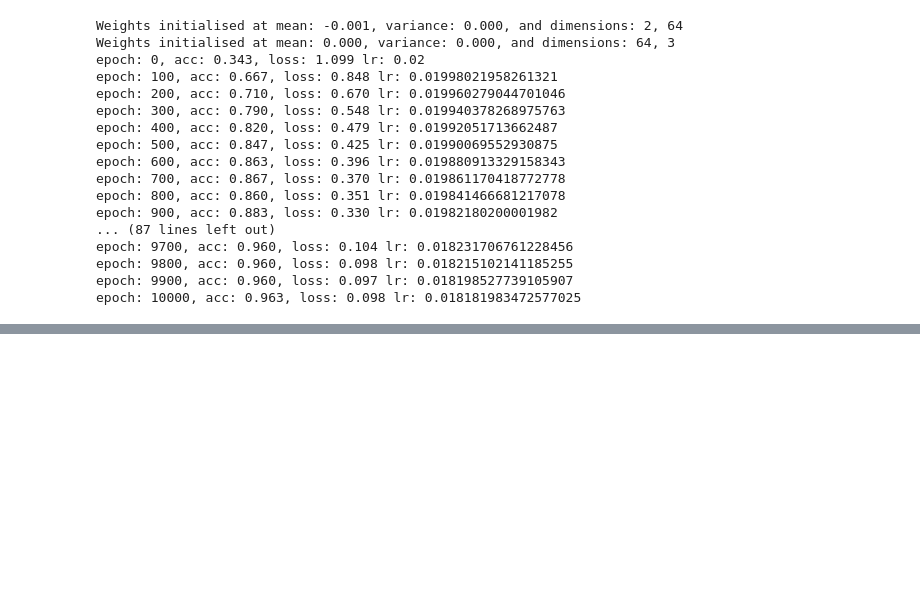
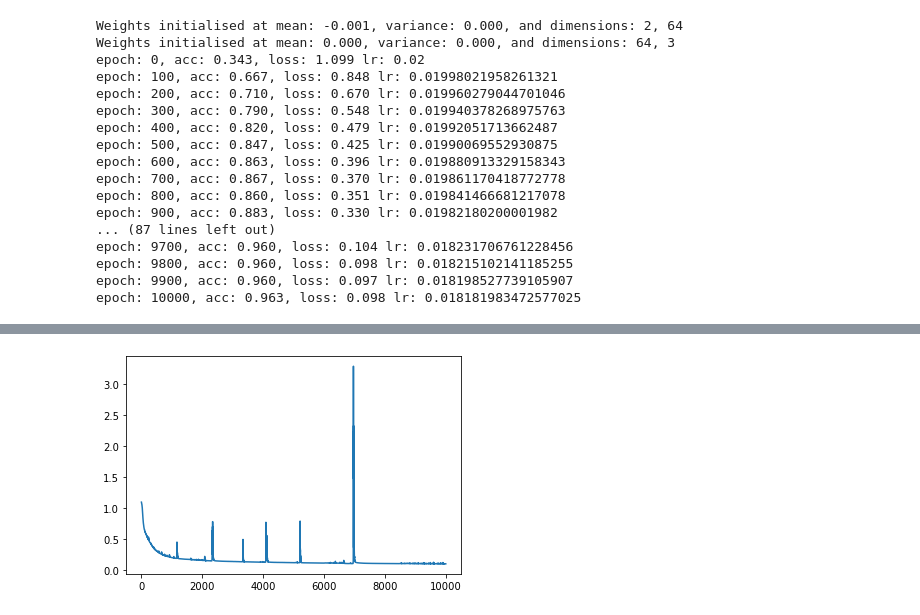
Before and after one commit to Assassinsarms/INM702_Coursework, a Jupyter notebook: T2Aaron_Mir_INM702_Task_2.ipynb, the cells around one changed output, grey strips where cells are left out. Drawn from its saved outputs; the diff is of its cells as text; code cells hidden in the pictures; blank space fills up the shorter version.

Commit message:
Add Prelim Graphs

```diff
--- a/T2Aaron_Mir_INM702_Task_2.ipynb
+++ b/T2Aaron_Mir_INM702_Task_2.ipynb
@@ -657,21 +656,25 @@ fc_layer2 = FC_Layer(64, 3)
 loss_and_activation = Softmax_Classifier_Loss_CategoricalCrossEntropy()
 optimiser = Adam(lr=0.05, decay=0.0000005)
 num_iterations = 10001
+accuracy_train = []
+loss_train = []
+epoch_count = []
 for epoch in range(num_iterations):
-    fc_layer1.forward_pass(X_train)
+    fc_layer1.forward_pass(X)
     activation1.forward_pass(fc_layer1.output)
     fc_layer2.forward_pass(activation1.output)
     loss = loss_and_activation.forward_pass(fc_layer2.output, y)
-
+    loss_train.append(loss)
     predictions = np.argmax(loss_and_activation.output, axis=1)
     if len(y.shape) == 2:
         y = np.argmax(y, axis=1)
     accuracy = np.mean(predictions == y)
+    accuracy_train.append(accuracy)
     if not epoch % 100:
         print(f'epoch: {epoch}, ' + f'acc: {accuracy:.3f}, ' + f'loss: {loss:.3f} ' \
         + f'lr: {optimiser.current_lr} ')
 
-    loss_and_activation.backward_pass(loss_and_activation.output, y_train)
+    loss_and_activation.backward_pass(loss_and_activation.output, y)
     fc_layer2.backward_pass(loss_and_activation.deriv_inputs)
     activation1.backward_pass(fc_layer2.deriv_inputs)
     fc_layer1.backward_pass(activation1.deriv_inputs)
@@ -679,3 +682,4 @@ for epoch in range(num_iterations):
     optimiser.update(fc_layer1)
     optimiser.update(fc_layer2)
     optimiser.post_update()
+    epoch_count.append(epoch)
@@ -703,0 +704,4 @@ class NeuralNetwork:
+# %%
+plt.plot(epoch_count, loss_train);
+# %% [output]
+[figure, added]
```
Also changed, not shown: parts of 12 cells of this notebook.
